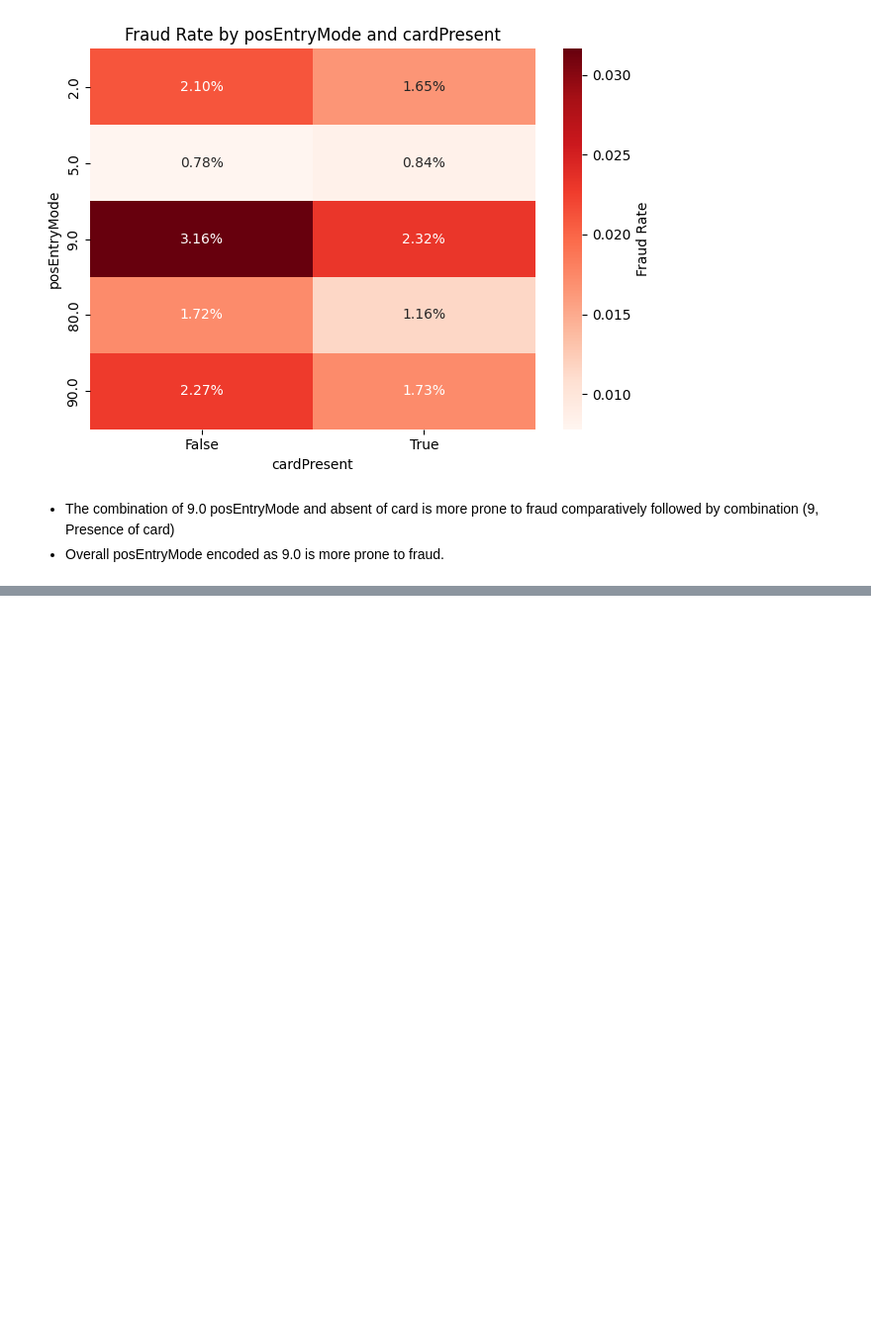
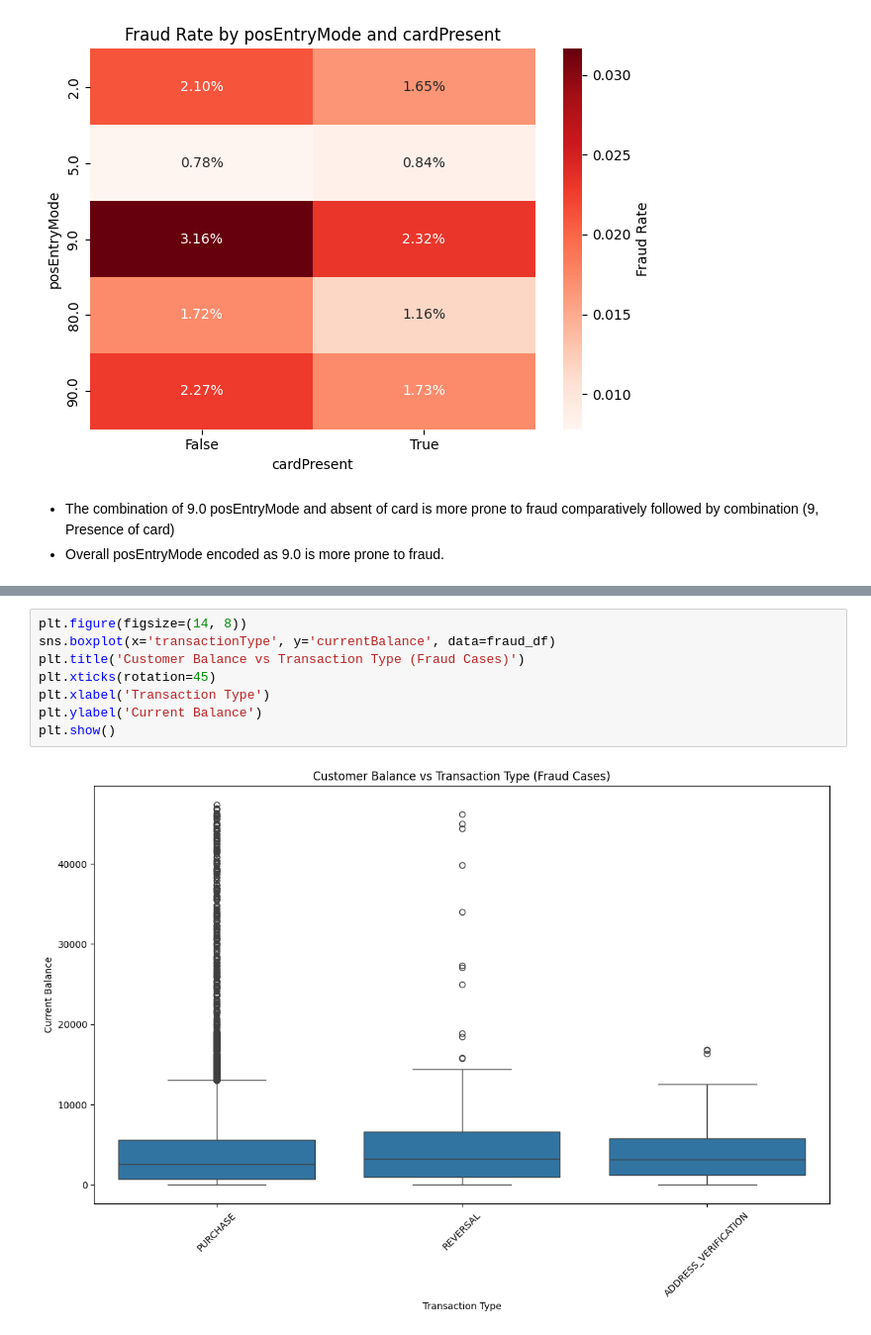
Before and after one commit to 20hnu/EDA_Transaction_dataset, a Jupyter notebook: notebooks/EDA_QuestionsSolution.ipynb, the cells around one changed output, grey strips where cells are left out. Shown at 99% size. Drawn from its saved outputs; the diff is of its cells as text; blank space fills up the shorter version.

```diff
--- a/notebooks/EDA_QuestionsSolution.ipynb
+++ b/notebooks/EDA_QuestionsSolution.ipynb
@@ -850,0 +965,10 @@ plt.show()
+# %%
+plt.figure(figsize=(14, 8))
+sns.boxplot(x='transactionType', y='currentBalance', data=fraud_df)
+plt.title('Customer Balance vs Transaction Type (Fraud Cases)')
+plt.xticks(rotation=45)
+plt.xlabel('Transaction Type')
+plt.ylabel('Current Balance')
+plt.show()
+# %% [output]
+[figure, added]
```
Also changed, not shown: parts of 29 cells of this notebook, 2 other files.
